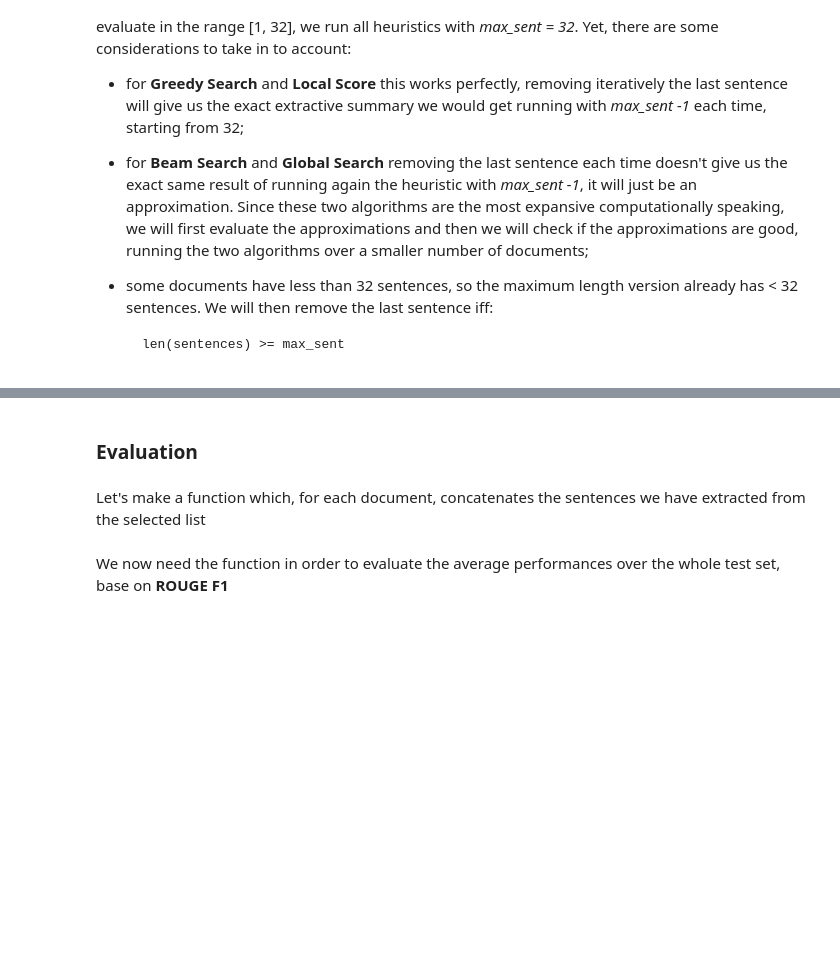
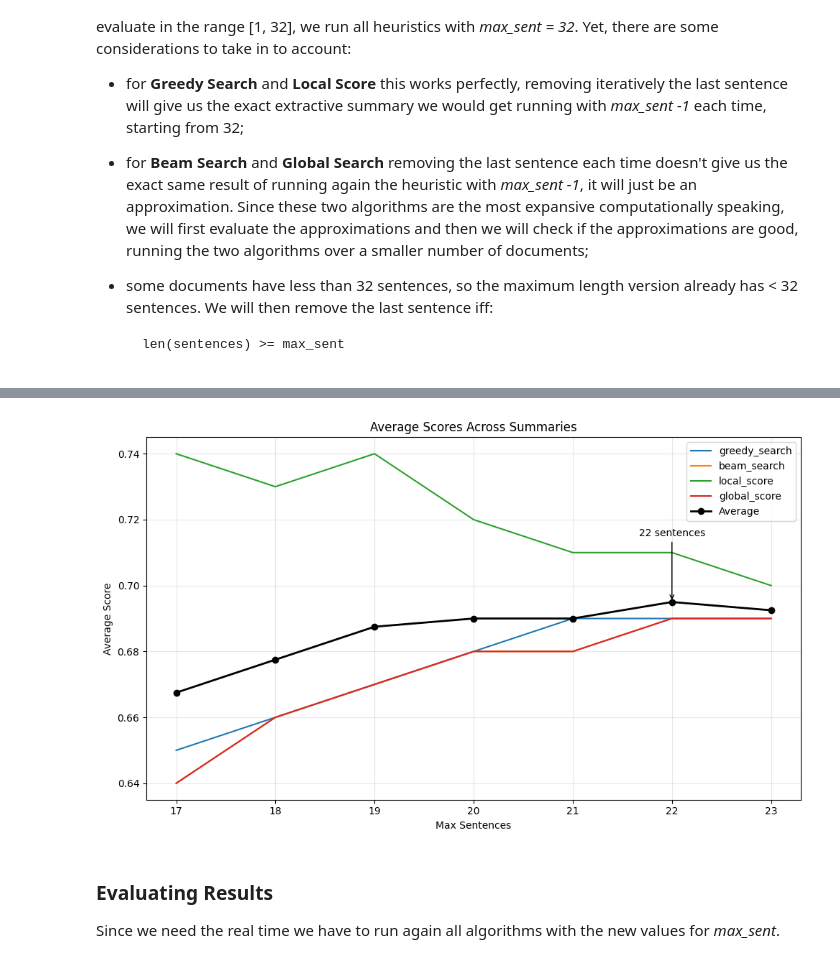
Before and after one commit to fedemarchits/Extractive-Summarization-with-LLMs-and-Heuristics, a Jupyter notebook: TrackB.ipynb, the cells around one changed output, grey strips where cells are left out. Saved outputs shown, nothing was run; the diff lists cells and outputs as text; code cells hidden in the pictures; blank space fills up the shorter version.

```diff
--- a/TrackB.ipynb
+++ b/TrackB.ipynb
@@ -537,0 +589,3 @@ As we said before, while for local and greedy heuristics the results are reliabl
+# %%
+range_single_summaries = list(range(3, 10))
+range_all_tog_summ = list(range(17, 24))
@@ -537,0 +652,21 @@ As we said before, while for local and greedy heuristics the results are reliabl
+# %%
+range_all_tog_summ_results = {}
+
+for max_sent in range_all_tog_summ:
+    print(f'Computing max_sent={max_sent}')
+    range_all_tog_summ_results[max_sent] = {"all_together": {}}
+
+    for heur, func in heuristics_func.items():
+        # No need to re-compute, already available in approx_results
+            if heur == "greedy_search" or heur == "local_score":
+                beam_size = 0
+            else:
+                beam_size = 4
+
+            res, tm  = apply_heuristic_to_dataset(
+                func, list_source_sentences, abstractive_summaries["all_together"], evaluation_criteria, max_sent, beam_size)
+
+            range_all_tog_summ_results[max_sent]["all_together"][heur] = {
+                "result": res,
+                "time": tm
+            }
@@ -538,4 +681,9 @@ As we said before, while for local and greedy heuristics the results are reliabl
+# %%
+range_all_tog_summ_score = get_avg_score(range_all_tog_summ_results, joined_gold_labels_extractive, evaluation_criteria)
+range_all_tog_summ_avg_score = get_avg_across_summaries(range_all_tog_summ_score, ["all_together"])
+plot_avg_score(range_all_tog_summ_avg_score)
+# %% [output]
+[figure, added]
 # %% [markdown]
-### Evaluation
+### Evaluating Results
+Since we need the real time we have to run again all algorithms with the new values for *max_sent*.
-# %% [markdown]
-Let's make a function which, for each document, concatenates the sentences we have extracted from the selected list
@@ -552,2 +689,0 @@ labels_challenge = sentence_concatenation(dataset_extractive_temp["challenge_sen
-# %% [markdown]
-We now need the function in order to evaluate the average performances over the whole test set, base on **ROUGE F1**
```
Also changed, not shown: parts of 57 cells of this notebook.
